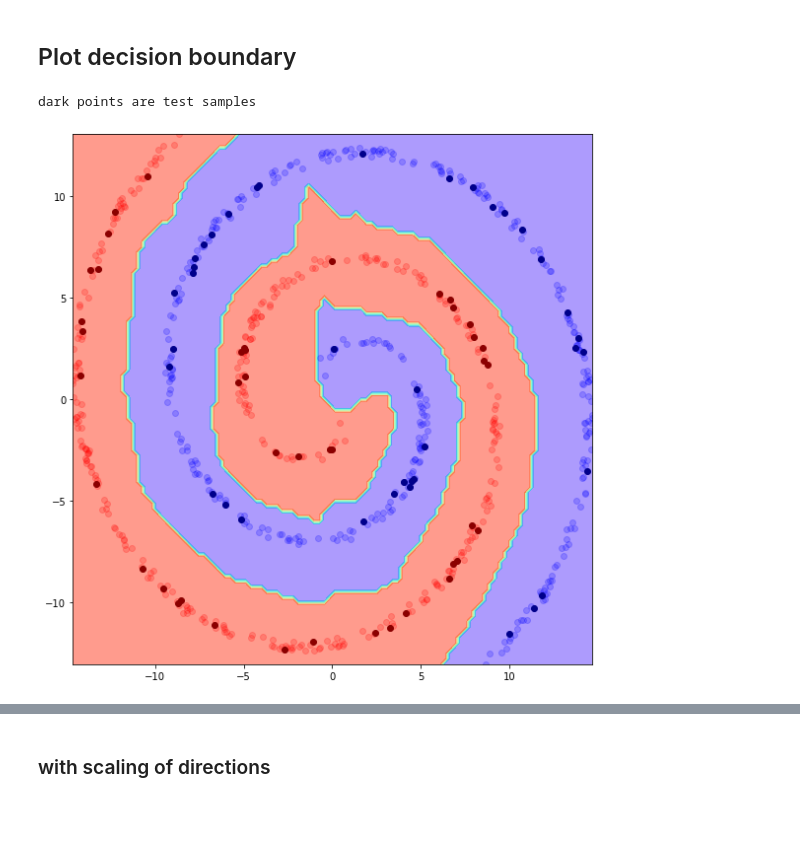
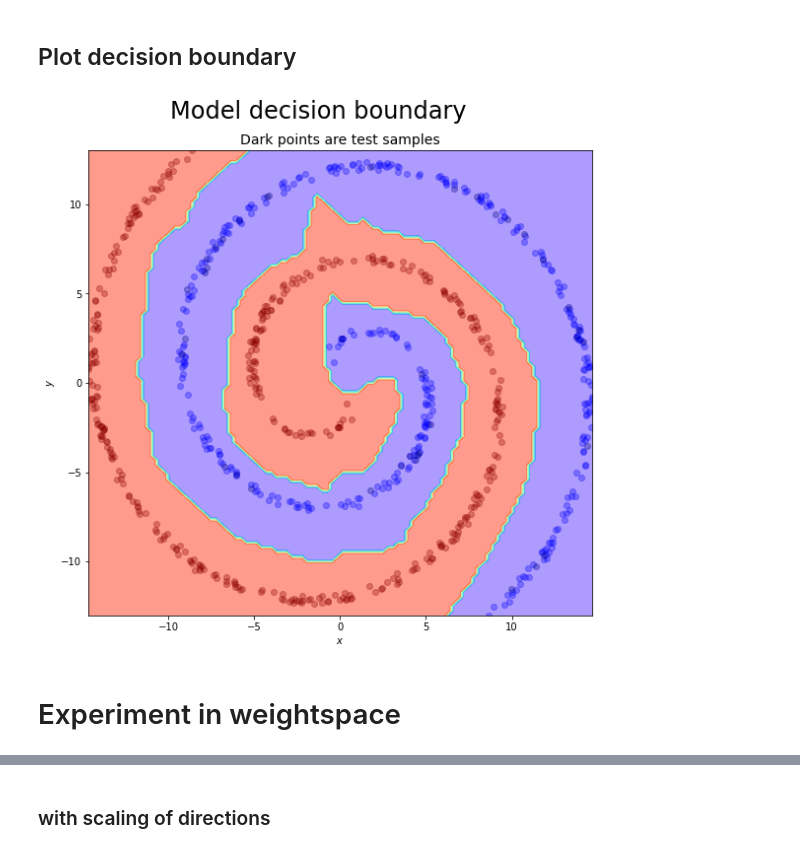
Before and after one commit to Burt360/loss-surfaces-in-data, a Jupyter notebook: swissroll.ipynb, the cells around one changed output, grey strips where cells are left out. Drawn from its saved outputs; the diff is of its cells as text; code cells hidden in the pictures; blank space fills up the shorter version.

```diff
--- a/swissroll.ipynb
+++ b/swissroll.ipynb
@@ -236,56 +275,2 @@ epoch:    20 | mean loss: 0.000 | accuracy: 0.999
 # %% [markdown]
 ## Plot decision boundary
-# %%
-### Adapted from `gen-viz`
-
-# Predict the classification on a grid of points
-model.eval()
-
-model.reset_weights()
-
-def plot_decision_boundary(model, train_set, test_set):
-  xn = yn = 100
-  col = 0
-  xls = np.linspace(
-    min(train_set[:][0][:, col].min(), test_set[:][0][:, col].min()),
-    max(train_set[:][0][:, col].max(), test_set[:][0][:, col].max()),
-    xn
-  )
-
-  col = 1
-  yls = np.linspace(
-    min(train_set[:][0][:, col].min(), test_set[:][0][:, col].min()),
-    max(train_set[:][0][:, col].max(), test_set[:][0][:, col].max()),
-    xn
-  )
-
-  xx1, xx2 = np.meshgrid(xls, yls)
-
-  xstack = np.column_stack([xx1.ravel(), xx2.ravel()])
-  pred = model.infer(tensor(xstack, dtype=torch.float))
-  yy = np.reshape(pred, xx1.shape)
-
-  fig, ax = plt.subplots(1, 1, figsize=(8, 8))
-
-  # Plot decision boundary
-  ax.contourf(xx1, xx2, yy, alpha=0.5, cmap="rainbow")
-
-  # Plot train data
-  train_mask = train_set[:][1] == 1
-  alpha = 0.2
-  ax.scatter(*train_set[:][0][train_mask].T, color="red", alpha=alpha)
-  ax.scatter(*train_set[:][0][~train_mask].T, color="blue", alpha=alpha)
-
-  # Plot test data
-  test_mask = test_set[:][1] == 1
-  ax.scatter(*test_set[:][0][test_mask].T, color="darkred")
-  ax.scatter(*test_set[:][0][~test_mask].T, color="darkblue")
-
-  print("dark points are test samples")
-  fig.tight_layout()
-  fig.show()
-
-plot_decision_boundary(model, train_set, test_set)
-# %% [output]
-dark points are test samples
-[figure, removed]
@@ -291,0 +334,19 @@ dark points are test samples
+# %%
+model.eval()
+
+xls, yls = get_xls_yls(train_set, test_set)
+
+fig, ax = plt.subplots(1, 1, figsize=(8, 8))
+
+plot_decision_boundary(model, train_set, xls, yls, ax)
+plot_decision_boundary(model, test_set, xls, yls, ax, "dark")
+
+fig.suptitle("Model decision boundary", fontsize=24)
+ax.set_title("Dark points are test samples", fontsize=14)
+
+fig.tight_layout()
+fig.show()
+# %% [output]
+[figure, added]
+# %% [markdown]
+# Experiment in weightspace
```
Also changed, not shown: parts of 37 cells of this notebook.
